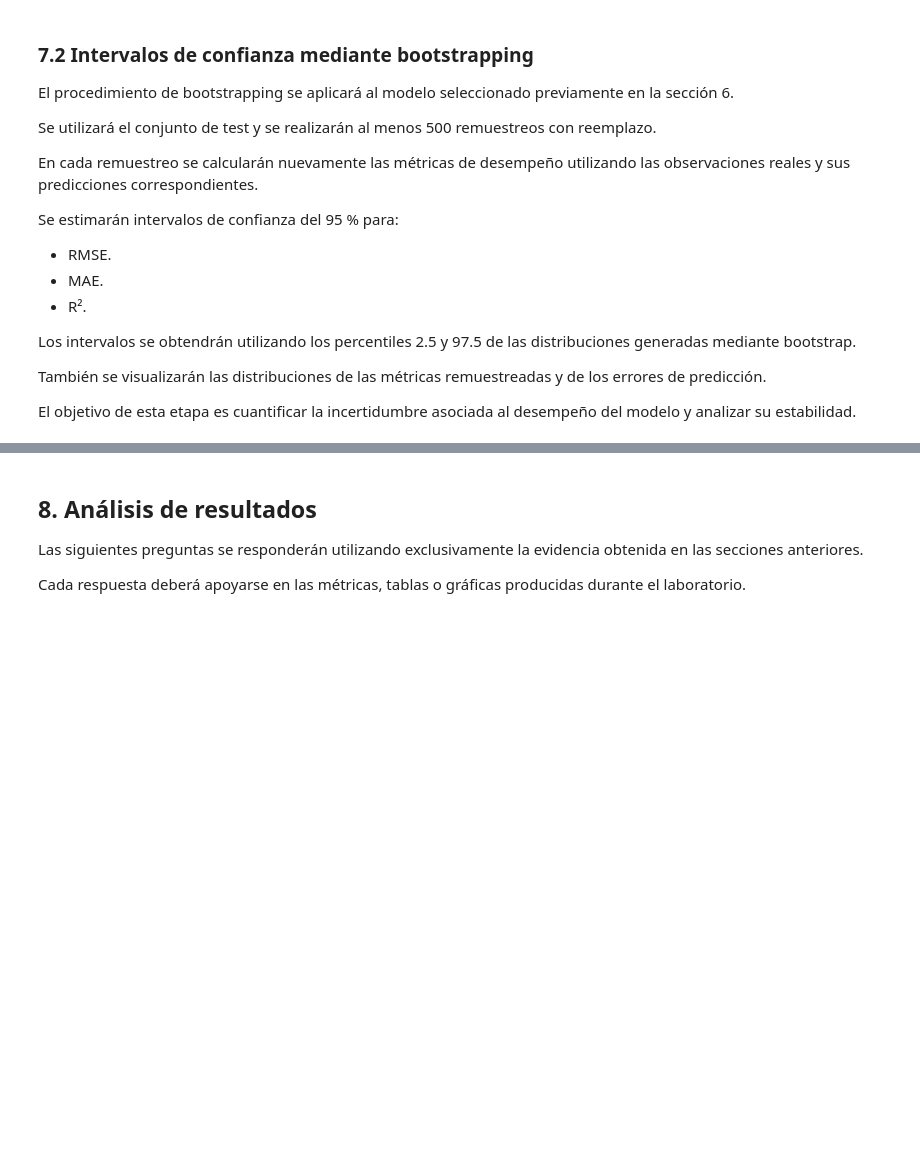
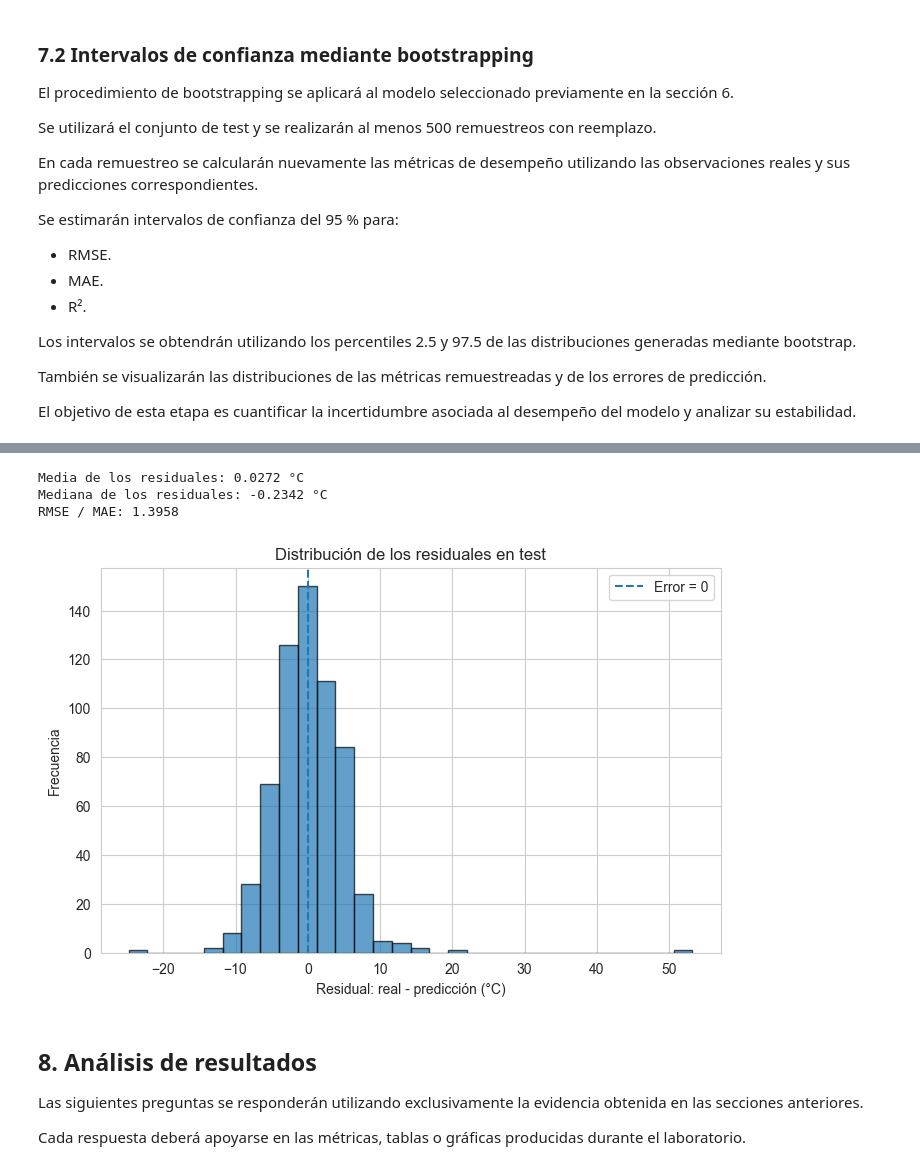
Before and after one commit to juanfochoa/Laboratorio2-Aprendizaje_de_Maquina, a Jupyter notebook: 202620/Laboratorios/L2/Lab2.ipynb, the cells around one changed output, grey strips where cells are left out. Cells and saved outputs as stored; diff of their text form; code cells hidden in the pictures; blank space fills up the shorter version.

```diff
--- a/202620/Laboratorios/L2/Lab2.ipynb
+++ b/202620/Laboratorios/L2/Lab2.ipynb
@@ -1811,3 +1996,38 @@ El objetivo de esta etapa es cuantificar la incertidumbre asociada al desempeño
+# %%
+# ============================================================
+# Distribución de residuales
+# ============================================================
+
+residuales = np.asarray(y_test) - np.asarray(y_pred_seleccionado)
+
+rmse_final = np.sqrt(
+    mean_squared_error(y_test, y_pred_seleccionado)
+)
+
+mae_final = mean_absolute_error(
+    y_test, y_pred_seleccionado
+)
+
+cociente_rmse_mae = rmse_final / mae_final
+
+print(f"Media de los residuales: {residuales.mean():.4f} °C")
+print(f"Mediana de los residuales: {np.median(residuales):.4f} °C")
+print(f"RMSE / MAE: {cociente_rmse_mae:.4f}")
+
+
+plt.figure(figsize=(8, 5))
+plt.hist(residuales, bins=30, edgecolor="black", alpha=0.7)
+plt.axvline(0, linestyle="--", label="Error = 0")
+plt.xlabel("Residual: real - predicción (°C)")
+plt.ylabel("Frecuencia")
+plt.title("Distribución de los residuales en test")
+plt.legend()
+plt.show()
+# %% [output]
+Media de los residuales: 0.0272 °C
+Mediana de los residuales: -0.2342 °C
+RMSE / MAE: 1.3958
+[figure, added]
 # %% [markdown]
 ## 8. Análisis de resultados
 
```
Also changed, not shown: parts of 35 cells of this notebook.
